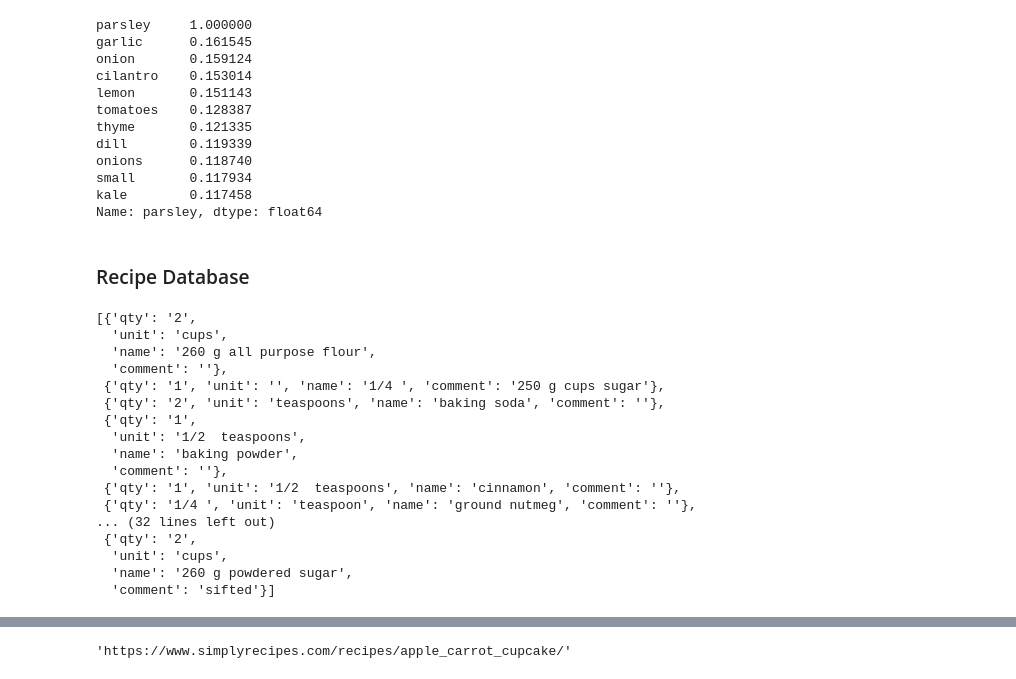
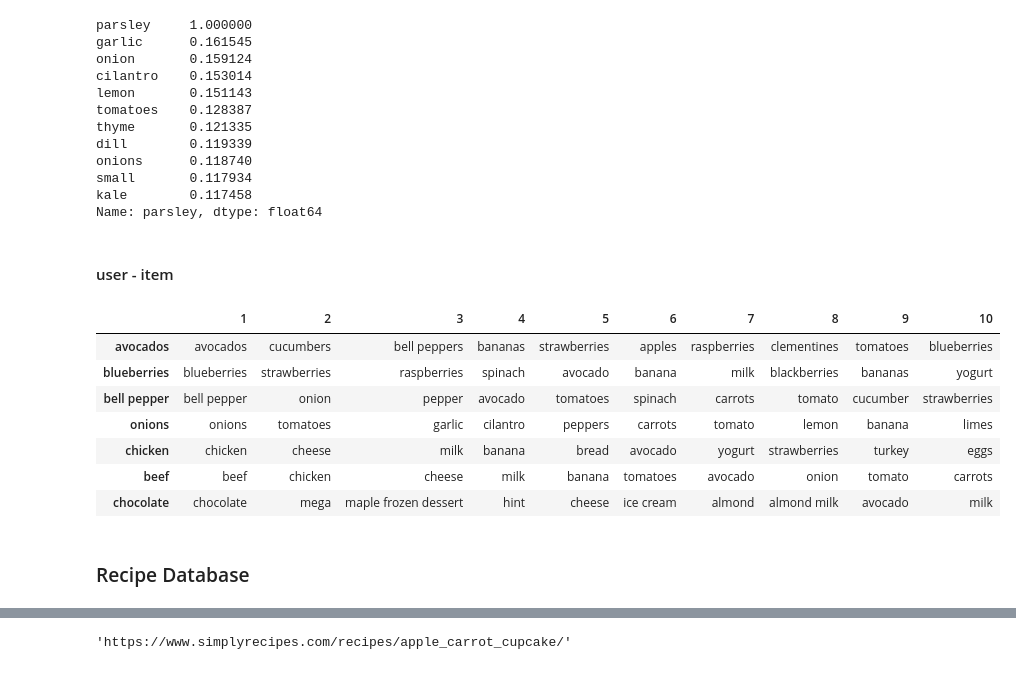
Before and after one commit to mberrien-fitzsimons/recipe_recommendation_system, a Jupyter notebook: notebooks/03_analysis/20190909-recipe-recommender.ipynb, the cells around one changed output, grey strips where cells are left out. Cells and saved outputs as stored; diff of their text form; code cells hidden in the pictures.

Commit message:
updated similarity model

```diff
--- a/notebooks/03_analysis/20190909-recipe-recommender.ipynb
+++ b/notebooks/03_analysis/20190909-recipe-recommender.ipynb
@@ -15,2 +18,2 @@ grocery_similarities = pd.read_csv('../../data/05_model_output/data_matrix_sim.c
 # %%
-grocery_similarities.set_index('Unnamed: 0', inplace=True)
+data_matrix.set_index('Unnamed: 0', inplace=True)
@@ -55,6 +36,34 @@ onions      0.118740
 small       0.117934
 kale        0.117458
 Name: parsley, dtype: float64
+# %% [markdown]
+#### user - item
+# %%
+# Construct a new dataframe with the 10 closest neighbours (most similar)
+# for each artist.
+data_neighbours = pd.DataFrame(index=data_matrix.columns, columns=range(1,11))
+for i in range(0, len(data_matrix.columns)):
+    data_neighbours.ix[i,:10] = data_matrix.ix[0:,i].sort_values(ascending=False)[:10].index
+# Get the artists the user has played.
+# %%
+known_user_likes = ['avocados', 'blueberries', 'bell pepper', 'onions', 'chicken', 'beef', 'chocolate']
+# %%
+# Construct the neighbourhood from the most similar items to the
+# ones our user has already liked.
+most_similar_to_likes = data_neighbours.loc[known_user_likes]
+similar_list = most_similar_to_likes.values.tolist()
+similar_list = list(set([item for sublist in similar_list for item in sublist]))
+# %%
+most_similar_to_likes
+# %% [output]
+|  | 1 | 2 | 3 | 4 | 5 | 6 | 7 | 8 | 9 | 10 |
+| avocados | avocados | cucumbers | bell peppers | bananas | strawberries | apples | raspberries | clementines | tomatoes | blueberries |
+| blueberries | blueberries | strawberries | raspberries | spinach | avocado | banana | milk | blackberries | bananas | yogurt |
+| bell pepper | bell pepper | onion | pepper | avocado | tomatoes | spinach | carrots | tomato | cucumber | strawberries |
+| onions | onions | tomatoes | garlic | cilantro | peppers | carrots | tomato | lemon | banana | limes |
+| chicken | chicken | cheese | milk | banana | bread | avocado | yogurt | strawberries | turkey | eggs |
+| beef | beef | chicken | cheese | milk | banana | tomatoes | avocado | onion | tomato | carrots |
+| chocolate | chocolate | mega | maple frozen dessert | hint | cheese | ice cream | almond | almond milk | avocado | milk |
 # %% [markdown]
 ### Recipe Database
 # %%
@@ -65,23 +74,3 @@ infile.close()
 infile = open('../../data/03_processed/crf_links_dict','rb')
 recipe_links_dict = pickle.load(infile)
 infile.close()
-# %%
-recipe_dict['apple carrot cupcakes']
-# %% [output]
-[{'qty': '2',
-  'unit': 'cups',
-  'name': '260 g all purpose flour',
-  'comment': ''},
- {'qty': '1', 'unit': '', 'name': '1/4 ', 'comment': '250 g cups sugar'},
- {'qty': '2', 'unit': 'teaspoons', 'name': 'baking soda', 'comment': ''},
- {'qty': '1',
-  'unit': '1/2  teaspoons',
-  'name': 'baking powder',
-  'comment': ''},
- {'qty': '1', 'unit': '1/2  teaspoons', 'name': 'cinnamon', 'comment': ''},
- {'qty': '1/4 ', 'unit': 'teaspoon', 'name': 'ground nutmeg', 'comment': ''},
-... (32 lines left out)
- {'qty': '2',
-  'unit': 'cups',
-  'name': '260 g powdered sugar',
-  'comment': 'sifted'}]
```
Also changed, not shown: parts of 10 cells of this notebook, 1 other file.
